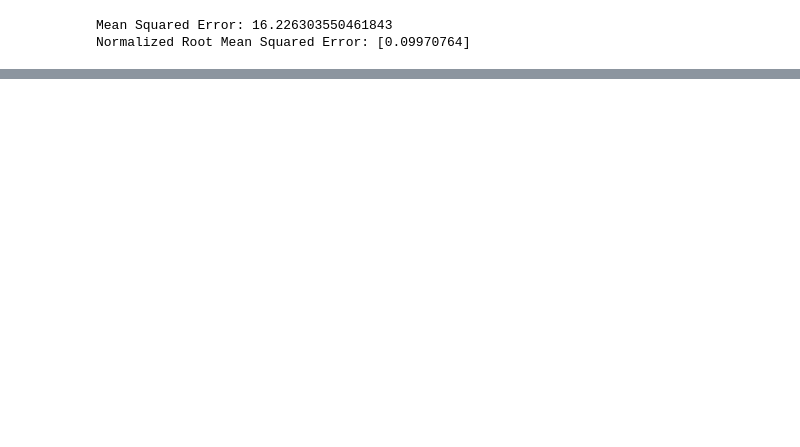
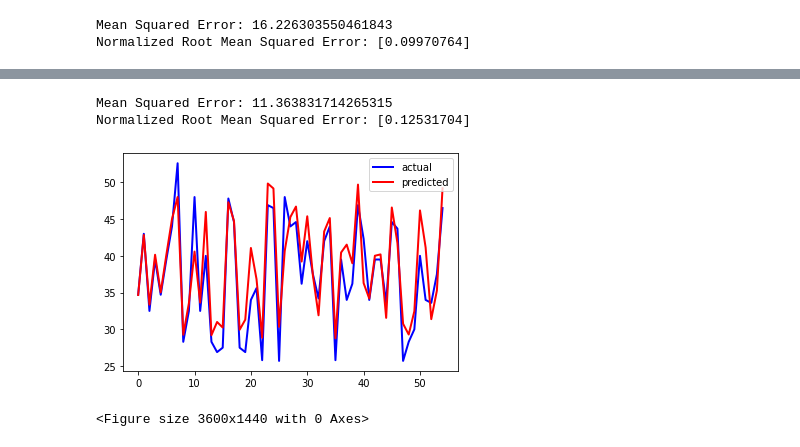
Before and after one commit to laniepreston/CapstoneCode, a Jupyter notebook: regression_models.ipynb, the cells around one changed output, grey strips where cells are left out. Drawn from its saved outputs; the diff is of its cells as text; code cells hidden in the pictures; blank space fills up the shorter version.

```diff
--- a/regression_models.ipynb
+++ b/regression_models.ipynb
@@ -188,0 +219,10 @@ Normalized Root Mean Squared Error: [0.13385615]
+# %%
+#ridge regression
+from sklearn.linear_model import Ridge
+
+ridge = Ridge(alpha=0.01)
+X_train, X_test, y_train, y_test = sklearn.model_selection.train_test_split(X,y,test_size=0.2)
+ridge.fit(X_train, y_train)
+y_pred = ridge.predict(X_test)
+df = pd.DataFrame({'Actual': y_test.flatten(), 'Predicted': y_pred.flatten()})
+df
@@ -188,0 +247,16 @@ Normalized Root Mean Squared Error: [0.13385615]
+# %%
+print('Mean Squared Error:', metrics.mean_squared_error(y_test, y_pred))
+print('Normalized Root Mean Squared Error:', sqrt(metrics.mean_squared_error(y_test, y_pred))/(max(y_test)-min(y_test)))
+# %% [output]
+Mean Squared Error: 11.363831714265315
+Normalized Root Mean Squared Error: [0.12531704]
+# %%
+#graph the results
+plt.plot(y_test, marker='', color='blue', linewidth=2, label='actual')
+plt.plot(y_pred, marker='', color='red', linewidth=2, label='predicted')
+plt.legend()
+plt.figure(figsize=(50,20))
+plt.show()
+# %% [output]
+[figure, added]
+<Figure size 3600x1440 with 0 Axes>
```
Also changed, not shown: parts of 12 cells of this notebook.
